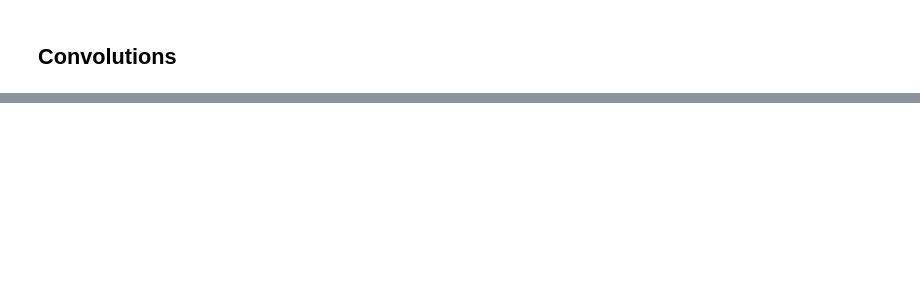
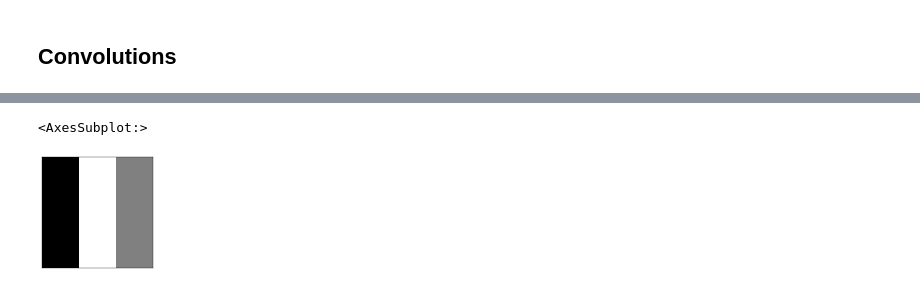
Before and after one commit to mtm-007/Deep-Learing-from-the-foundation-and-GEN_AI, a Jupyter notebook: convolution.ipynb, the cells around one changed output, grey strips where cells are left out. Saved outputs shown, nothing was run; the diff lists cells and outputs as text; code cells hidden in the pictures; blank space fills up the shorter version.

```diff
--- a/convolution.ipynb
+++ b/convolution.ipynb
@@ -42,0 +101,9 @@ show_images(ims)
+# %%
+left_edge = tensor([[-1, 1, 0],
+                    [-1, 1, 0],
+                    [-1, 1, 0]]).float()
+# %%
+show_image(left_edge, noframe=False)
+# %% [output]
+<AxesSubplot:>
+[figure, added]
```
Also changed, not shown: parts of 52 cells of this notebook.
